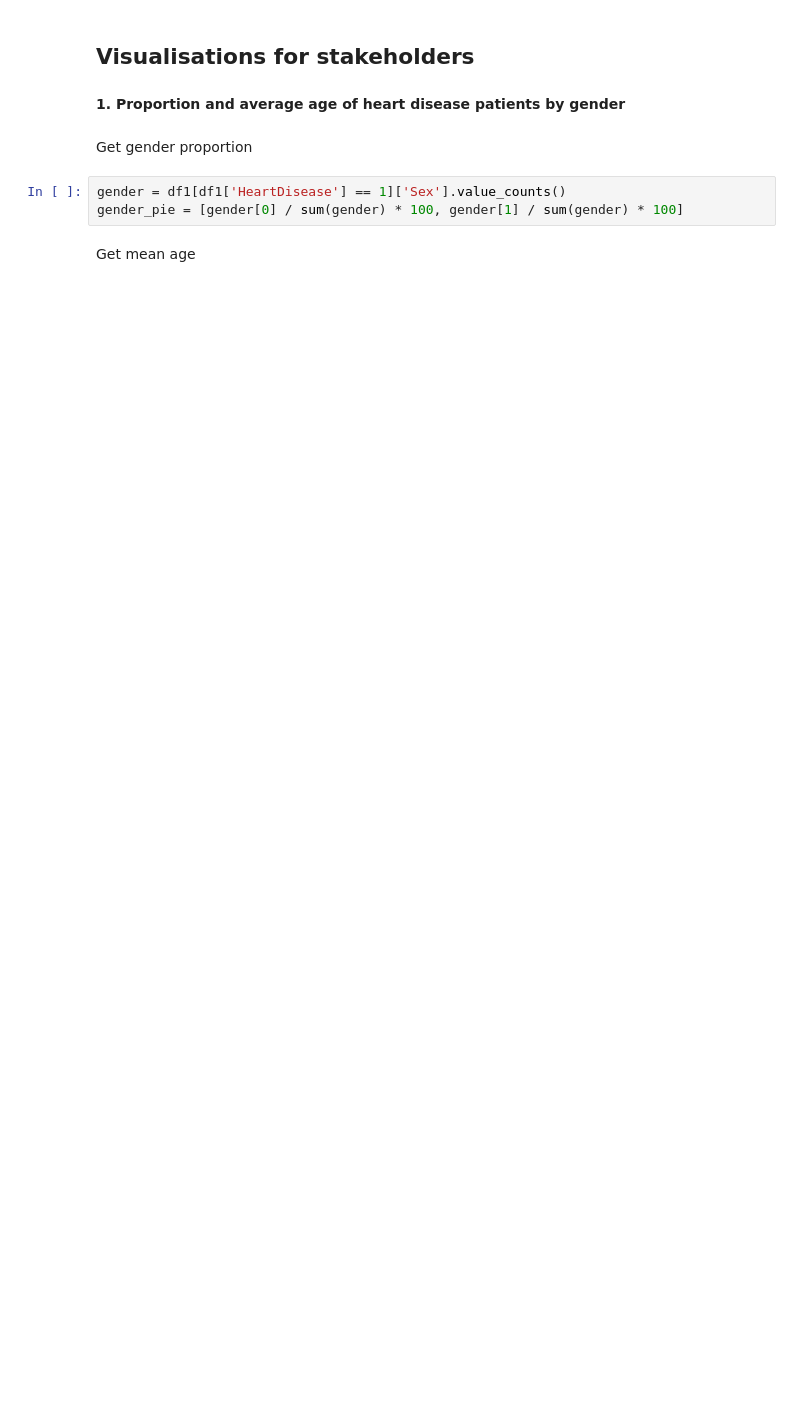
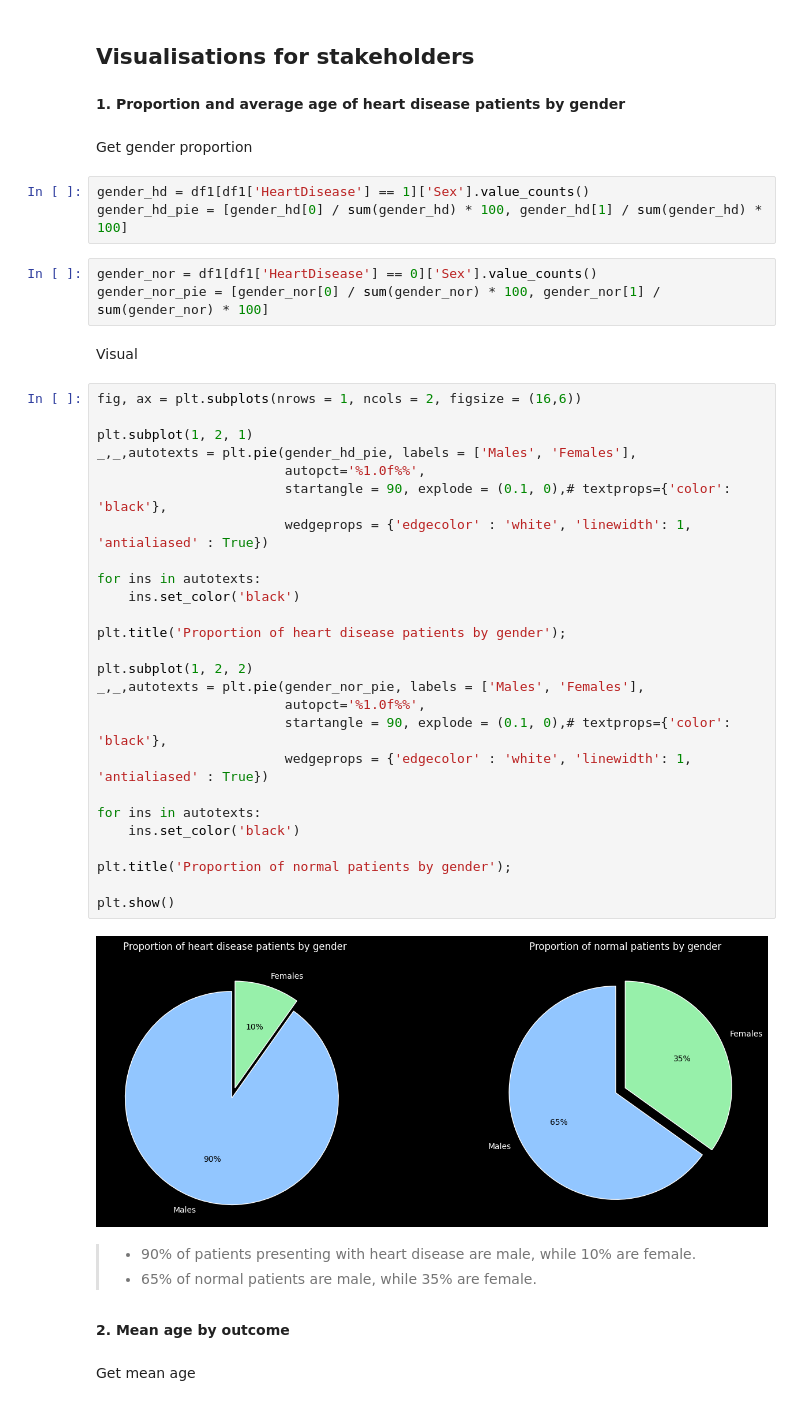
Before and after one commit to shabana1408/Heart-Failure-Prediction, a Jupyter notebook: Project_2_Part_3.ipynb, the cells around one changed output. Cells and saved outputs as stored; diff of their text form; blank space fills up the shorter version.

```diff
--- a/Project_2_Part_3.ipynb
+++ b/Project_2_Part_3.ipynb
@@ -694,8 +694,46 @@ for j in num_feature:
 # %% [markdown]
 Get gender proportion
 # %%
-gender = df1[df1['HeartDisease'] == 1]['Sex'].value_counts()
-gender_pie = [gender[0] / sum(gender) * 100, gender[1] / sum(gender) * 100]
+gender_hd = df1[df1['HeartDisease'] == 1]['Sex'].value_counts()
+gender_hd_pie = [gender_hd[0] / sum(gender_hd) * 100, gender_hd[1] / sum(gender_hd) * 100]
+# %%
+gender_nor = df1[df1['HeartDisease'] == 0]['Sex'].value_counts()
+gender_nor_pie = [gender_nor[0] / sum(gender_nor) * 100, gender_nor[1] / sum(gender_nor) * 100]
+# %% [markdown]
+Visual
+# %%
+fig, ax = plt.subplots(nrows = 1, ncols = 2, figsize = (16,6))
+
+plt.subplot(1, 2, 1)
+_,_,autotexts = plt.pie(gender_hd_pie, labels = ['Males', 'Females'],
+                        autopct='%1.0f%%',
+                        startangle = 90, explode = (0.1, 0),# textprops={'color': 'black'},
+                        wedgeprops = {'edgecolor' : 'white', 'linewidth': 1, 'antialiased' : True})
+
+for ins in autotexts:
+    ins.set_color('black')
+
+plt.title('Proportion of heart disease patients by gender');
+
+plt.subplot(1, 2, 2)
+_,_,autotexts = plt.pie(gender_nor_pie, labels = ['Males', 'Females'],
+                        autopct='%1.0f%%',
+                        startangle = 90, explode = (0.1, 0),# textprops={'color': 'black'},
+                        wedgeprops = {'edgecolor' : 'white', 'linewidth': 1, 'antialiased' : True})
+
+for ins in autotexts:
+    ins.set_color('black')
+
+plt.title('Proportion of normal patients by gender');
+
+plt.show()
+# %% [output]
+[figure, added]
+# %% [markdown]
+> - 90% of patients presenting with heart disease are male, while 10% are female.
+> - 65% of normal patients are male, while 35% are female.
+# %% [markdown]
+**2. Mean age by outcome**
 # %% [markdown]
 Get mean age
 # %%
```
Also changed, not shown: parts of 14 cells of this notebook.
